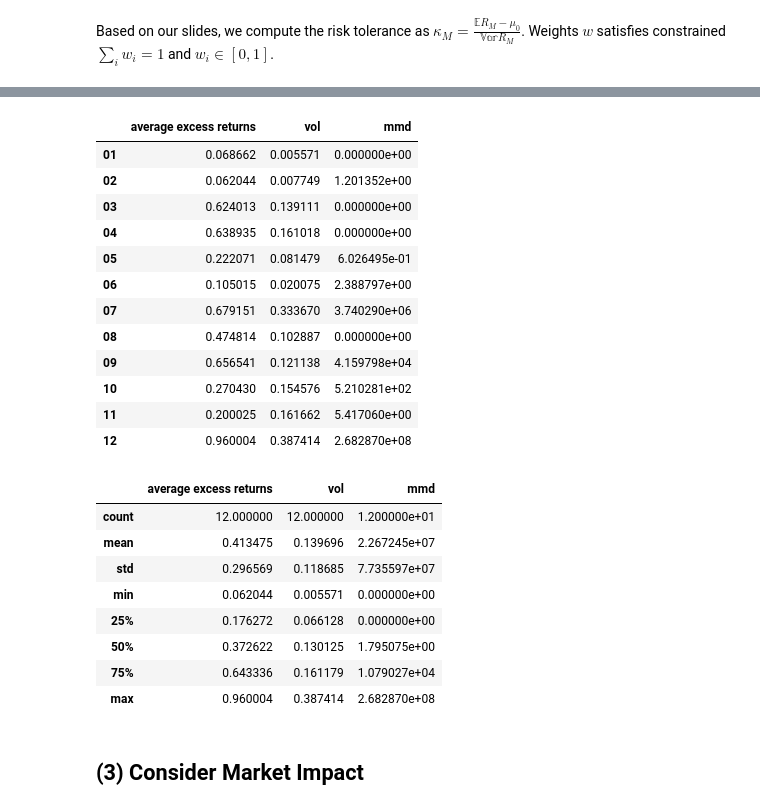
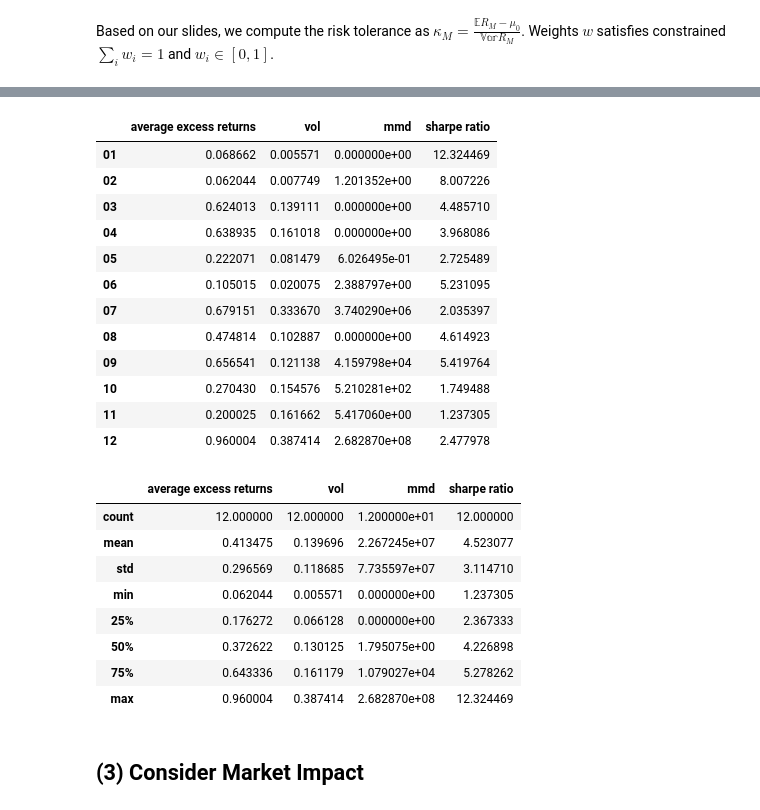
Before and after one commit to XinpeiMa/My_NoteBook, a Jupyter notebook: APM_DataProject_XinpeiMa.ipynb, the cells around one changed output, grey strips where cells are left out. Saved outputs shown, nothing was run; the diff lists cells and outputs as text; code cells hidden in the pictures.

```diff
--- a/APM_DataProject_XinpeiMa.ipynb
+++ b/APM_DataProject_XinpeiMa.ipynb
@@ -413,32 +414,32 @@ for mo in index_2011.keys():
     res_2011[mo].append(portfolio_df['mmd'].max())
 # %%
 df_2011_1 = pd.DataFrame(res_2011, index=['average excess returns', 'vol', 'mmd']).T
-df_2011_1['sharpe ratio'] = df_2011_1['average excess return'] - df_2011_1['vol']
+df_2011_1['sharpe ratio'] = df_2011_1['average excess returns'] / df_2011_1['vol']
 display(df_2011_1)
 display(df_2011_1.describe())
 # %% [output]
-|  | average excess returns | vol | mmd |
-| 01 | 0.068662 | 0.005571 | 0.000000e+00 |
-| 02 | 0.062044 | 0.007749 | 1.201352e+00 |
-| 03 | 0.624013 | 0.139111 | 0.000000e+00 |
-| 04 | 0.638935 | 0.161018 | 0.000000e+00 |
-| 05 | 0.222071 | 0.081479 | 6.026495e-01 |
-| 06 | 0.105015 | 0.020075 | 2.388797e+00 |
-| 07 | 0.679151 | 0.333670 | 3.740290e+06 |
-| 08 | 0.474814 | 0.102887 | 0.000000e+00 |
-| 09 | 0.656541 | 0.121138 | 4.159798e+04 |
-| 10 | 0.270430 | 0.154576 | 5.210281e+02 |
-| 11 | 0.200025 | 0.161662 | 5.417060e+00 |
-| 12 | 0.960004 | 0.387414 | 2.682870e+08 |
+|  | average excess returns | vol | mmd | sharpe ratio |
+| 01 | 0.068662 | 0.005571 | 0.000000e+00 | 12.324469 |
+| 02 | 0.062044 | 0.007749 | 1.201352e+00 | 8.007226 |
+| 03 | 0.624013 | 0.139111 | 0.000000e+00 | 4.485710 |
+| 04 | 0.638935 | 0.161018 | 0.000000e+00 | 3.968086 |
+| 05 | 0.222071 | 0.081479 | 6.026495e-01 | 2.725489 |
+| 06 | 0.105015 | 0.020075 | 2.388797e+00 | 5.231095 |
+| 07 | 0.679151 | 0.333670 | 3.740290e+06 | 2.035397 |
+| 08 | 0.474814 | 0.102887 | 0.000000e+00 | 4.614923 |
+| 09 | 0.656541 | 0.121138 | 4.159798e+04 | 5.419764 |
+| 10 | 0.270430 | 0.154576 | 5.210281e+02 | 1.749488 |
+| 11 | 0.200025 | 0.161662 | 5.417060e+00 | 1.237305 |
+| 12 | 0.960004 | 0.387414 | 2.682870e+08 | 2.477978 |
-|  | average excess returns | vol | mmd |
-| count | 12.000000 | 12.000000 | 1.200000e+01 |
-| mean | 0.413475 | 0.139696 | 2.267245e+07 |
-| std | 0.296569 | 0.118685 | 7.735597e+07 |
-| min | 0.062044 | 0.005571 | 0.000000e+00 |
-| 25% | 0.176272 | 0.066128 | 0.000000e+00 |
-| 50% | 0.372622 | 0.130125 | 1.795075e+00 |
-| 75% | 0.643336 | 0.161179 | 1.079027e+04 |
-| max | 0.960004 | 0.387414 | 2.682870e+08 |
+|  | average excess returns | vol | mmd | sharpe ratio |
+| count | 12.000000 | 12.000000 | 1.200000e+01 | 12.000000 |
+| mean | 0.413475 | 0.139696 | 2.267245e+07 | 4.523077 |
+| std | 0.296569 | 0.118685 | 7.735597e+07 | 3.114710 |
+| min | 0.062044 | 0.005571 | 0.000000e+00 | 1.237305 |
+| 25% | 0.176272 | 0.066128 | 0.000000e+00 | 2.367333 |
+| 50% | 0.372622 | 0.130125 | 1.795075e+00 | 4.226898 |
+| 75% | 0.643336 | 0.161179 | 1.079027e+04 | 5.278262 |
+| max | 0.960004 | 0.387414 | 2.682870e+08 | 12.324469 |
 # %% [markdown]
 ## (3) Consider Market Impact
 # %% [markdown]
```
Also changed, not shown: parts of 12 cells of this notebook.
